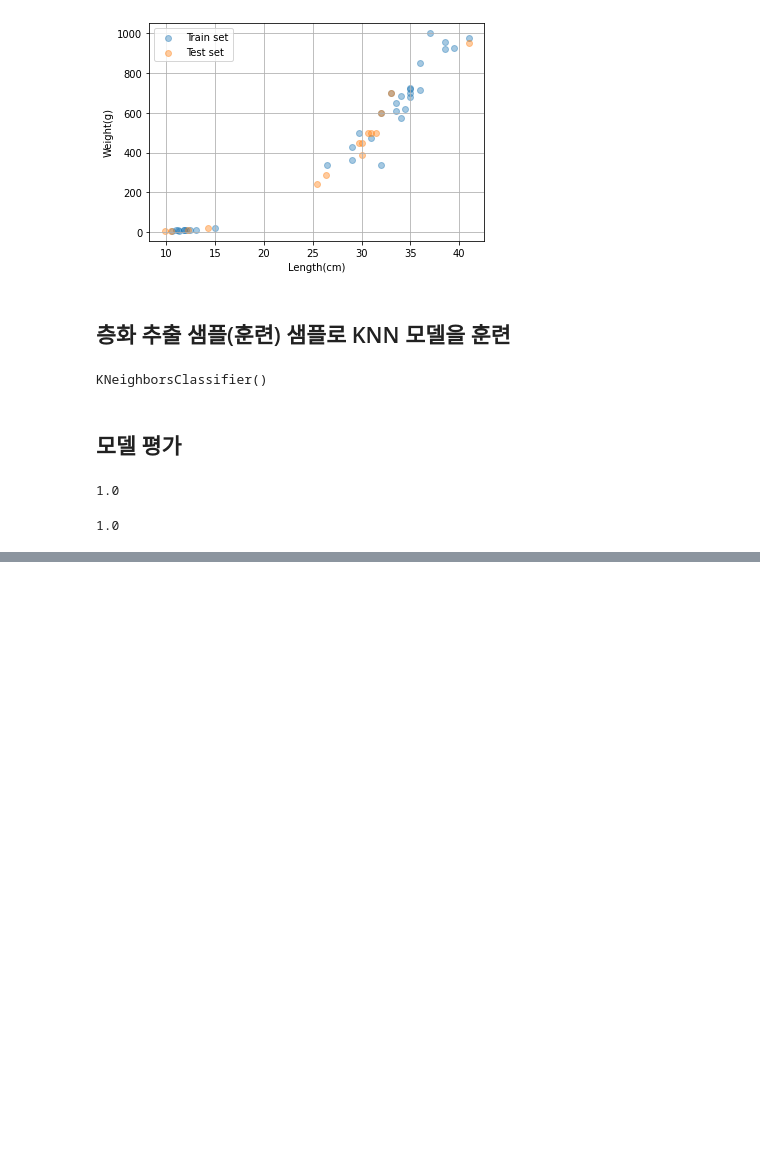
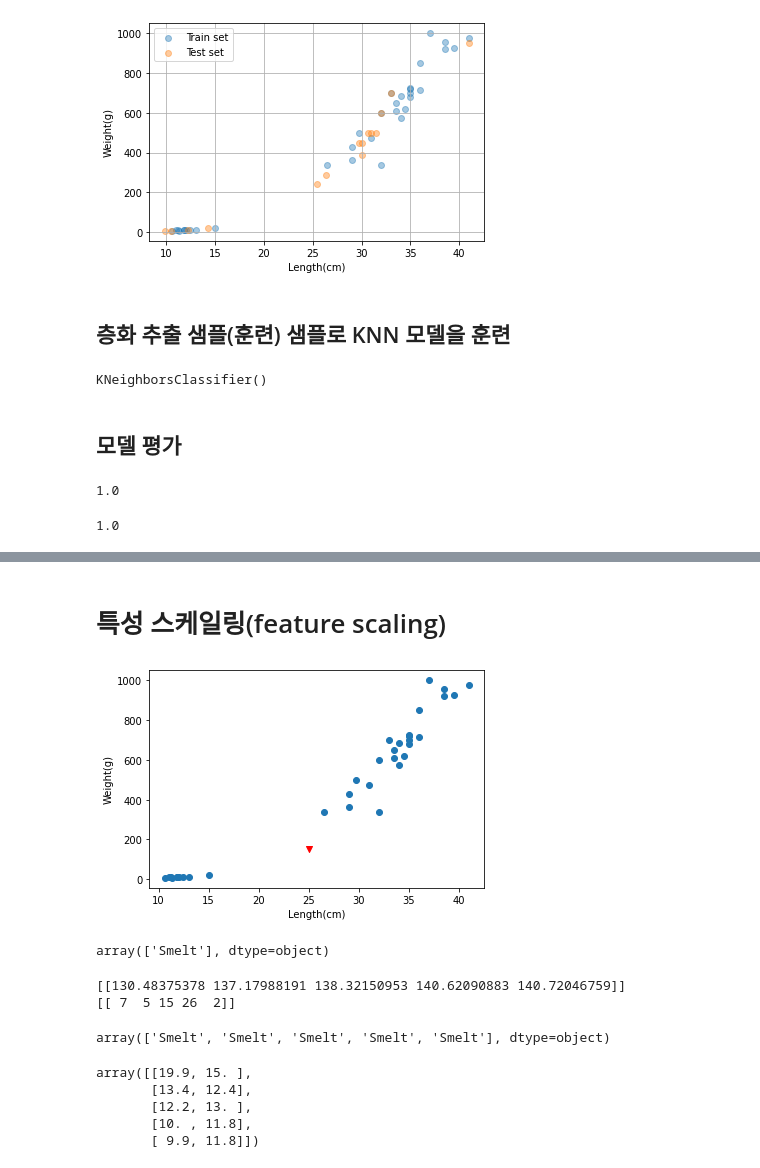
Before and after one commit to JMYoon90/JM_python, a Jupyter notebook: ml02_knn.ipynb, the cells around one changed output, grey strips where cells are left out. Saved outputs shown, nothing was run; the diff lists cells and outputs as text; code cells hidden in the pictures; blank space fills up the shorter version.

```diff
--- a/ml02_knn.ipynb
+++ b/ml02_knn.ipynb
@@ -388,0 +440,39 @@ knn_clf.score(X_te, y_te)
+# %% [markdown]
+# 특성 스케일링(feature scaling)
+# %%
+# 훈련 셋(X_tr) 시각화 (Weight ~ Length)
+plt.scatter(X_tr[:, 1], X_tr[:, 0])
+
+# 가상의 물고기 데이터: 150g, 25cm
+unknown = np.array([[150,25]]) # shape (1,2)을 갖는 2d-array.
+plt.scatter(25, 150, marker='v', color='red')
+
+plt.xlabel('Length(cm)')
+plt.ylabel('Weight(g)')
+plt.show()
+# %% [output]
+[figure, added]
+# %%
+# 가상의 물고기 unknown의 예측값
+knn_clf.predict(unknown)
+# %% [output]
+array(['Smelt'], dtype=object)
+# %%
+distances, indices = knn_clf.kneighbors(unknown)
+print(distances) # (1, 5)
+print(indices) # (1, 5)
+# %% [output]
+[[130.48375378 137.17988191 138.32150953 140.62090883 140.72046759]]
+[[ 7  5 15 26  2]]
+# %%
+y_tr[indices[0]]  # 가장 가까운 이웃 5개의 레이블
+# %% [output]
+array(['Smelt', 'Smelt', 'Smelt', 'Smelt', 'Smelt'], dtype=object)
+# %%
+X_tr[indices[0]]  # 가장 가까운 이웃 5개의 특성들
+# %% [output]
+array([[19.9, 15. ],
+       [13.4, 12.4],
+       [12.2, 13. ],
+       [10. , 11.8],
+       [ 9.9, 11.8]])
```
Also changed, not shown: parts of 32 cells of this notebook.
